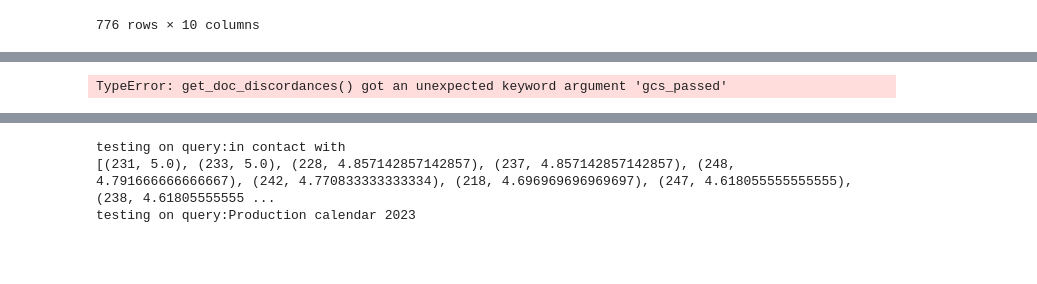
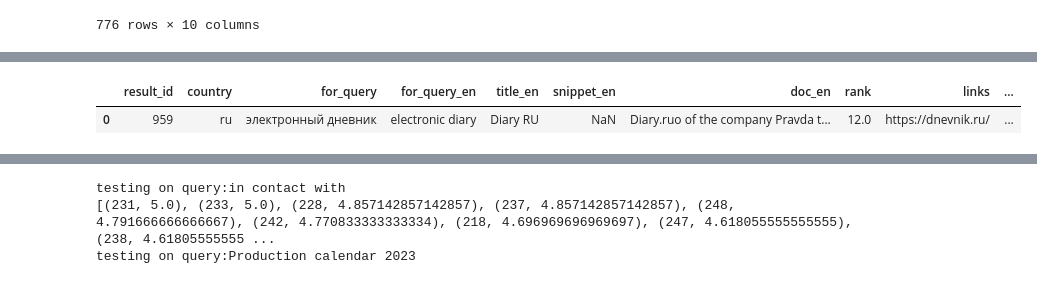
Before and after one commit to anna-02/549proj, a Jupyter notebook: clustering.ipynb, the cells around one changed output, grey strips where cells are left out. Cells and saved outputs as stored; diff of their text form; code cells hidden in the pictures; blank space fills up the shorter version.

```diff
--- a/clustering.ipynb
+++ b/clustering.ipynb
@@ -8,7 +8,7 @@ from sklearn.cluster import HDBSCAN, DBSCAN
 from sklearn.metrics.pairwise import cosine_similarity
 
 KEEP_KEYS = ["keys", "country", "result_id", "title_en","snippet_en"]
-KEYS_FOR_RES = ["result_id", "country",'for_query','for_query_en', "title_en", "snippet_en","doc_en","rank","links",'annotated_discordance']
+KEYS_FOR_RES = ["result_id", "country",'for_query','for_query_en', "title_en", "snippet_en","doc_en","rank","links",'discordance']
 # %% [markdown]
 Loading in and cleaning test data
 # %%
@@ -88,7 +68,7 @@ def get_clusters(queries_df, word_dict, embeddings_np, method="dbscan", **dbscan
     )
     clusters = clusterer.fit_predict(X)
     keywords_df["cluster_id"] = clusters
-    return keywords_df
+    return keywords_df, clusters
 # %%
 def get_cluster_scores(clusters_df:pd.DataFrame, agg_mode:str='directional',drop_nas=True) -> pd.DataFrame:
     if agg_mode.lower() not in ['directional','absolute']:
@@ -202,5 +182,5 @@ print(f'testing on query:{query}')
 # take only our responses for that query
 query_df = test_df[test_df['for_query_en'] == query]
 # make clusters, get discordance scores,
-query_clusters = get_clusters(query_df,keyword_lines, np_embs)
+query_clusters,clusters = get_clusters(query_df,keyword_lines, np_embs)
 # %% [output]
@@ -231,0 +203,7 @@ docs
+# %%
+docs, cluster_df, cluster_stats = get_cluster_scores(query_clusters,drop_nas=False)
+cluster_df['cluster_prop'] = np.abs(cluster_df['discordance'].to_numpy())
+query_df = query_df.drop(columns=['keys'])
+x = cluster_df[['cluster_prop','cluster_id','keys','result_id']]
+query_df.set_index('result_id').join(x.set_index('result_id')).reset_index()
+#query_df.join(cluster_df[['cluster_prop','cluster_id','keys','country','result_id']],on=['result_id'],how='right')
@@ -232,5 +224,6 @@ docs
 # %%
-df = get_doc_discordances(cluster_df, gcs_passed=True)
+df = get_doc_discordances(cluster_df)
 query_df[KEYS_FOR_RES].merge(df).sort_values(by='discordance',ascending=False)
 # %% [output]
-TypeError: get_doc_discordances() got an unexpected keyword argument 'gcs_passed'
+|  | result_id | country | for_query | for_query_en | title_en | snippet_en | doc_en | rank | links | ... |
+| 0 | 959 | ru | электронный дневник | electronic diary | Diary RU | NaN | Diary.ruo of the company Pravda t... | 12.0 | https://dnevnik.ru/ | ... |
```
Also changed, not shown: parts of 7 cells of this notebook, 3 other files.
